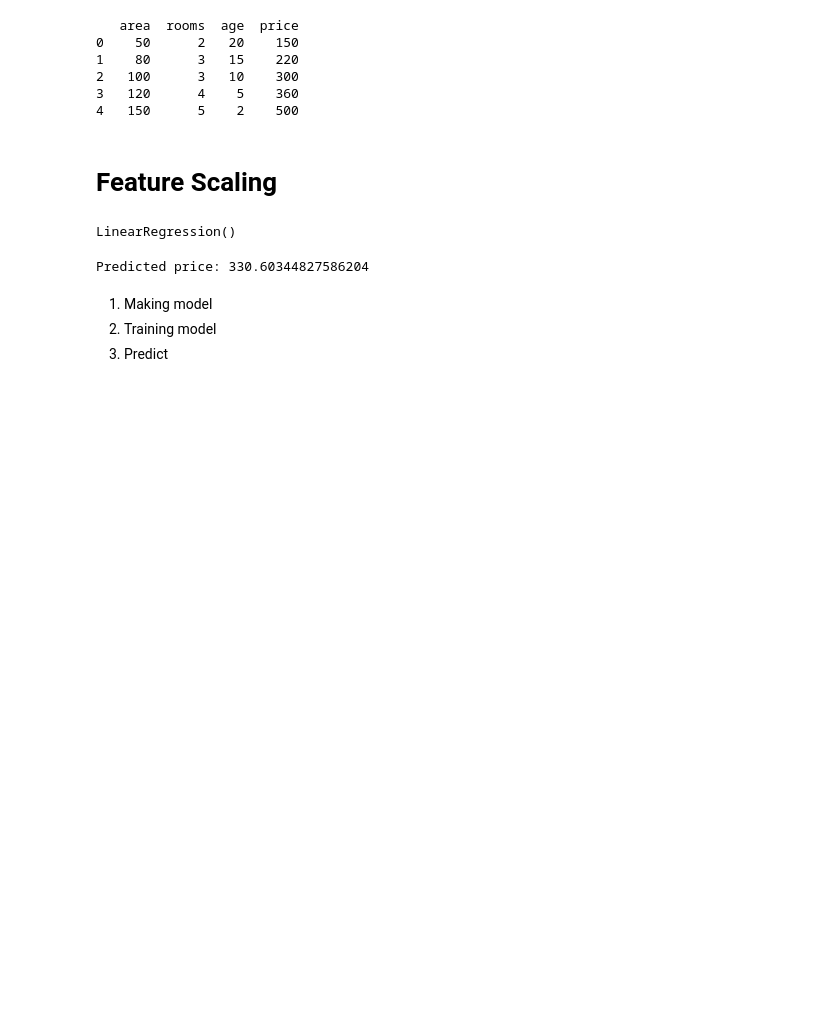
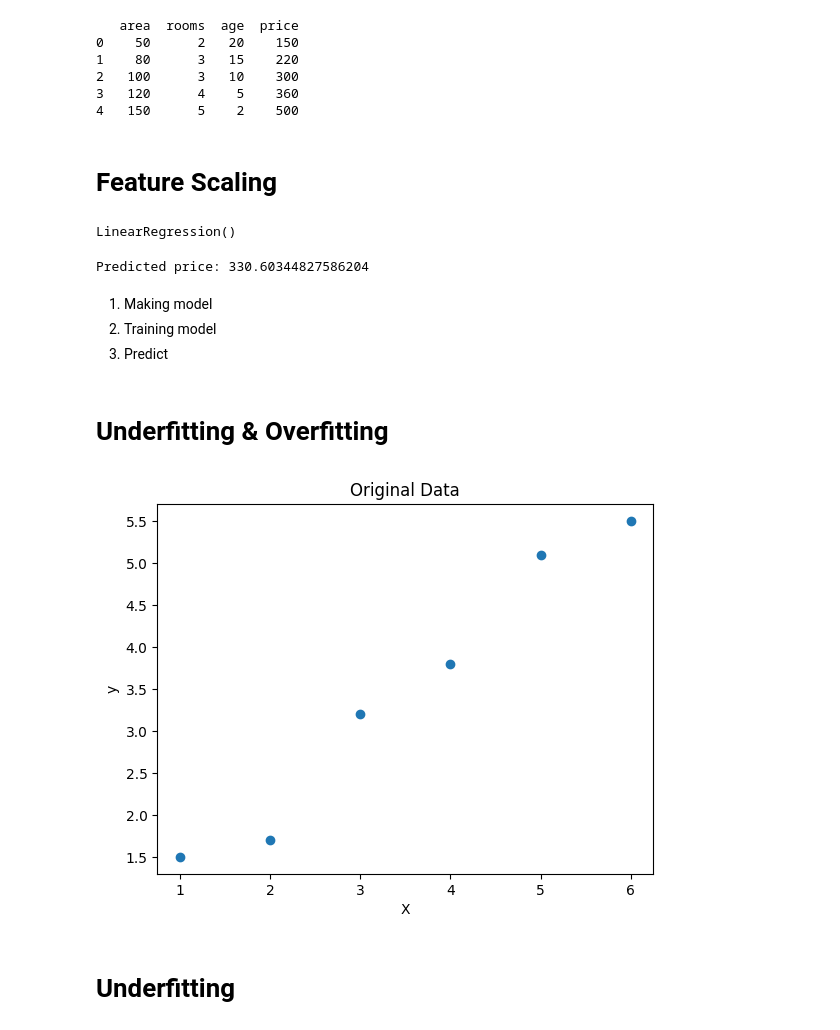
Before and after one commit to ismoil27/machine_learning, a Jupyter notebook: machine_learning.ipynb, the cells around one changed output. Cells and saved outputs as stored; diff of their text form; code cells hidden in the pictures; blank space fills up the shorter version.

Commit message:
feat: Overfitting, Underfitting & Regularization

```diff
--- a/machine_learning.ipynb
+++ b/machine_learning.ipynb
@@ -74,3 +74,22 @@ Predicted price: 330.60344827586204
 # 300 - 100 = 200
 # %%
 # Gradient Descent
+# %% [markdown]
+# Underfitting & Overfitting
+# %%
+import numpy as np
+import matplotlib.pyplot as plt
+
+# simple test data
+X = np.array([1, 2, 3, 4, 5, 6])
+y = np.array([1.5, 1.7, 3.2, 3.8, 5.1, 5.5])
+# %%
+plt.scatter(X, y)
+plt.title('Original Data')
+plt.xlabel('X')
+plt.ylabel('y')
+plt.show()
+# %% [output]
+[figure, added]
+# %% [markdown]
+# Underfitting
```
Also changed, not shown: parts of 8 cells of this notebook.
